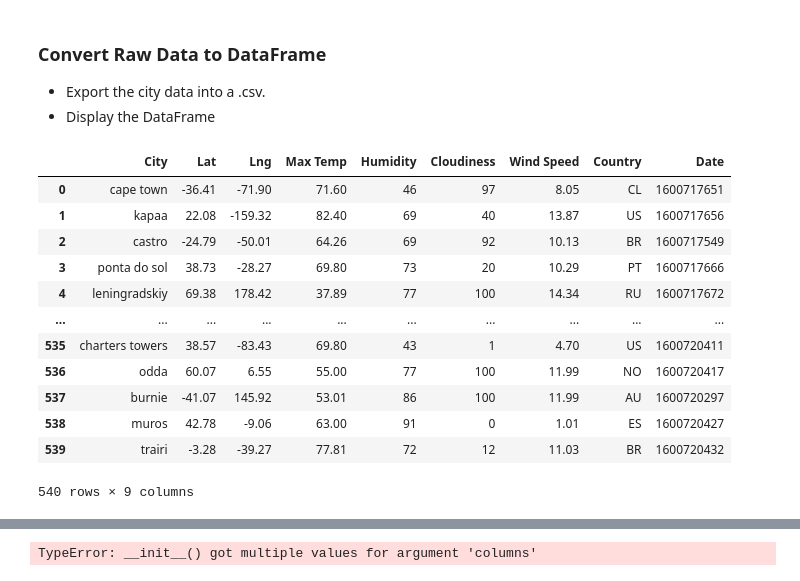
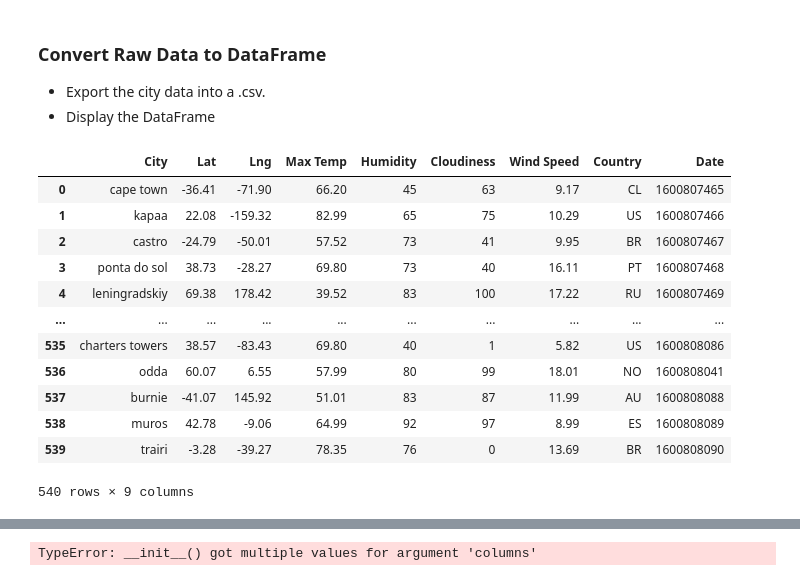
Before and after one commit to SybileC/python-api-challenge, a Jupyter notebook: 02-Homework_06-Python-APIs_Instructions_starter_code_WeatherPy.ipynb, the cells around one changed output, grey strips where cells are left out. Saved outputs shown, nothing was run; the diff lists cells and outputs as text; code cells hidden in the pictures.

```diff
--- a/02-Homework_06-Python-APIs_Instructions_starter_code_WeatherPy.ipynb
+++ b/02-Homework_06-Python-APIs_Instructions_starter_code_WeatherPy.ipynb
@@ -28,21 +28,14 @@ import matplotlib.pyplot as plt
 
 
 # Output File (CSV)
-output_data_file = "output_data/cities.csv"
+csvfile = "output/city_weather.csv"
 
-# Range of latitudes and longitudes
-lat_range = (-90, 90)
-lng_range = (-180, 180)
-
-api_key = ''
+#Base url and units
 url = "http://api.openweathermap.org/data/2.5/weather?"
 units = "Imperial"
 
 # Build partial query URL
 query_url = f"{url}appid={api_key}&units={units}&q="
-
-count_one = 0
-set_one = 1
 # %%
 random.seed(30)
 cities = []
@@ -106,7 +99,7 @@ for city in cities:
         else:
             count_one += 1
             city_two.append(city)
-        time.sleep(5)
+        time.sleep(1)
         print(f"Processing Record {count_one} of Set {set_one} | {city}")
     except Exception:
         print("City not found. Skipping...")
@@ -155,21 +148,22 @@ Data Retrieval Complete
 # %%
 index = range(0, len(city_two))
 weather_dict = {"City": city_two, "Lat": lat, "Lng": lng,
                 "Max Temp": max_temp, "Humidity": humidity, "Cloudiness": cloudiness,
                "Wind Speed": wind_speed, "Country": country, "Date": date}
 weather_df = pd.DataFrame(weather_dict, index=index)
+weather_df.to_csv(csvfile, index=False)
 weather_df
 # %% [output]
 |  | City | Lat | Lng | Max Temp | Humidity | Cloudiness | Wind Speed | Country | Date |
-| 0 | cape town | -36.41 | -71.90 | 71.60 | 46 | 97 | 8.05 | CL | 1600717651 |
-| 1 | kapaa | 22.08 | -159.32 | 82.40 | 69 | 40 | 13.87 | US | 1600717656 |
-| 2 | castro | -24.79 | -50.01 | 64.26 | 69 | 92 | 10.13 | BR | 1600717549 |
-| 3 | ponta do sol | 38.73 | -28.27 | 69.80 | 73 | 20 | 10.29 | PT | 1600717666 |
-| 4 | leningradskiy | 69.38 | 178.42 | 37.89 | 77 | 100 | 14.34 | RU | 1600717672 |
+| 0 | cape town | -36.41 | -71.90 | 66.20 | 45 | 63 | 9.17 | CL | 1600807465 |
+| 1 | kapaa | 22.08 | -159.32 | 82.99 | 65 | 75 | 10.29 | US | 1600807466 |
+| 2 | castro | -24.79 | -50.01 | 57.52 | 73 | 41 | 9.95 | BR | 1600807467 |
+| 3 | ponta do sol | 38.73 | -28.27 | 69.80 | 73 | 40 | 16.11 | PT | 1600807468 |
+| 4 | leningradskiy | 69.38 | 178.42 | 39.52 | 83 | 100 | 17.22 | RU | 1600807469 |
 | ... | ... | ... | ... | ... | ... | ... | ... | ... | ... |
-| 535 | charters towers | 38.57 | -83.43 | 69.80 | 43 | 1 | 4.70 | US | 1600720411 |
-| 536 | odda | 60.07 | 6.55 | 55.00 | 77 | 100 | 11.99 | NO | 1600720417 |
-| 537 | burnie | -41.07 | 145.92 | 53.01 | 86 | 100 | 11.99 | AU | 1600720297 |
-| 538 | muros | 42.78 | -9.06 | 63.00 | 91 | 0 | 1.01 | ES | 1600720427 |
-| 539 | trairi | -3.28 | -39.27 | 77.81 | 72 | 12 | 11.03 | BR | 1600720432 |
+| 535 | charters towers | 38.57 | -83.43 | 69.80 | 40 | 1 | 5.82 | US | 1600808086 |
+| 536 | odda | 60.07 | 6.55 | 57.99 | 80 | 99 | 18.01 | NO | 1600808041 |
+| 537 | burnie | -41.07 | 145.92 | 51.01 | 83 | 87 | 11.99 | AU | 1600808088 |
+| 538 | muros | 42.78 | -9.06 | 64.99 | 92 | 97 | 8.99 | ES | 1600808089 |
+| 539 | trairi | -3.28 | -39.27 | 78.35 | 76 | 0 | 13.69 | BR | 1600808090 |
 540 rows × 9 columns
```
Also changed, not shown: parts of 1 cell of this notebook, 3 other files.
